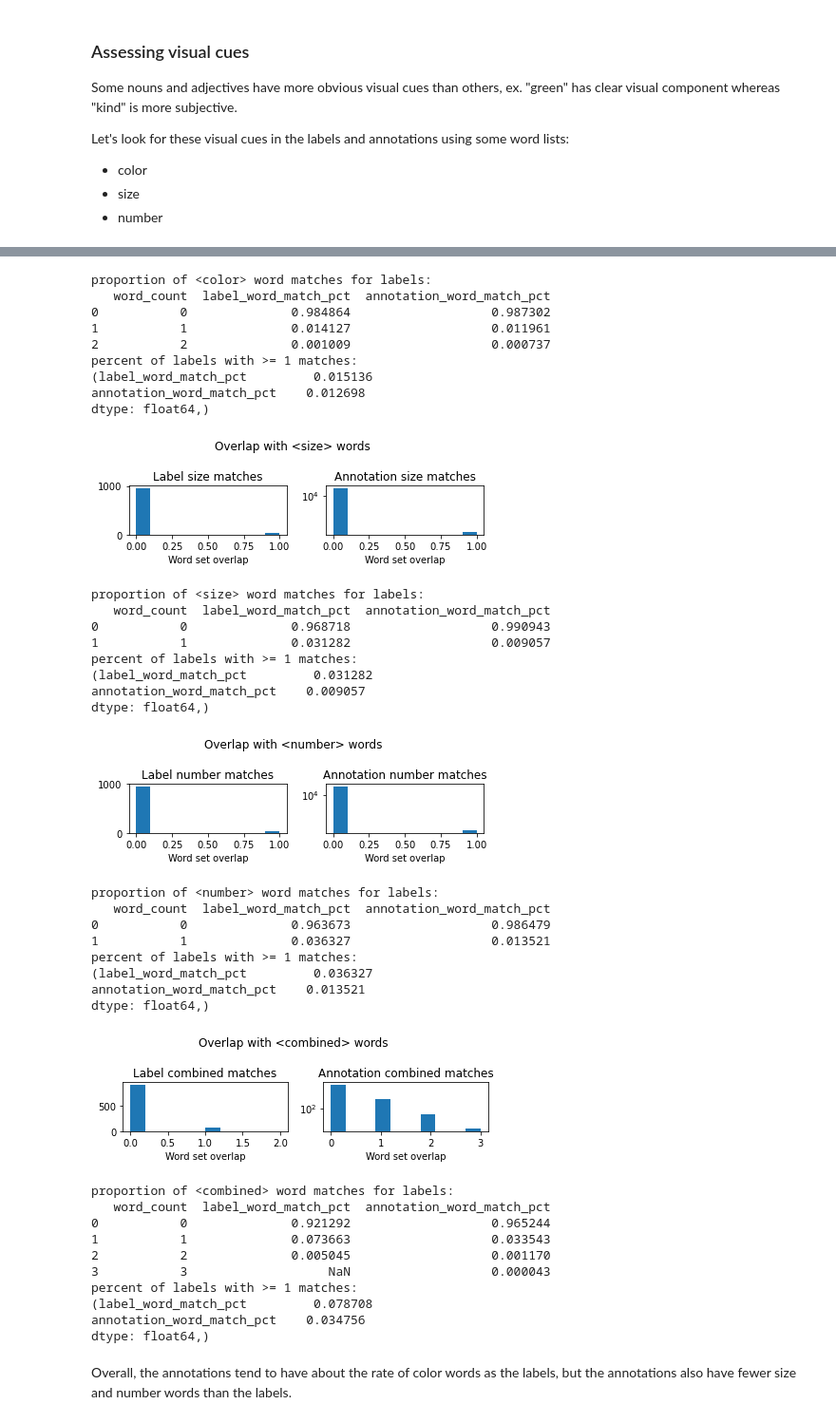
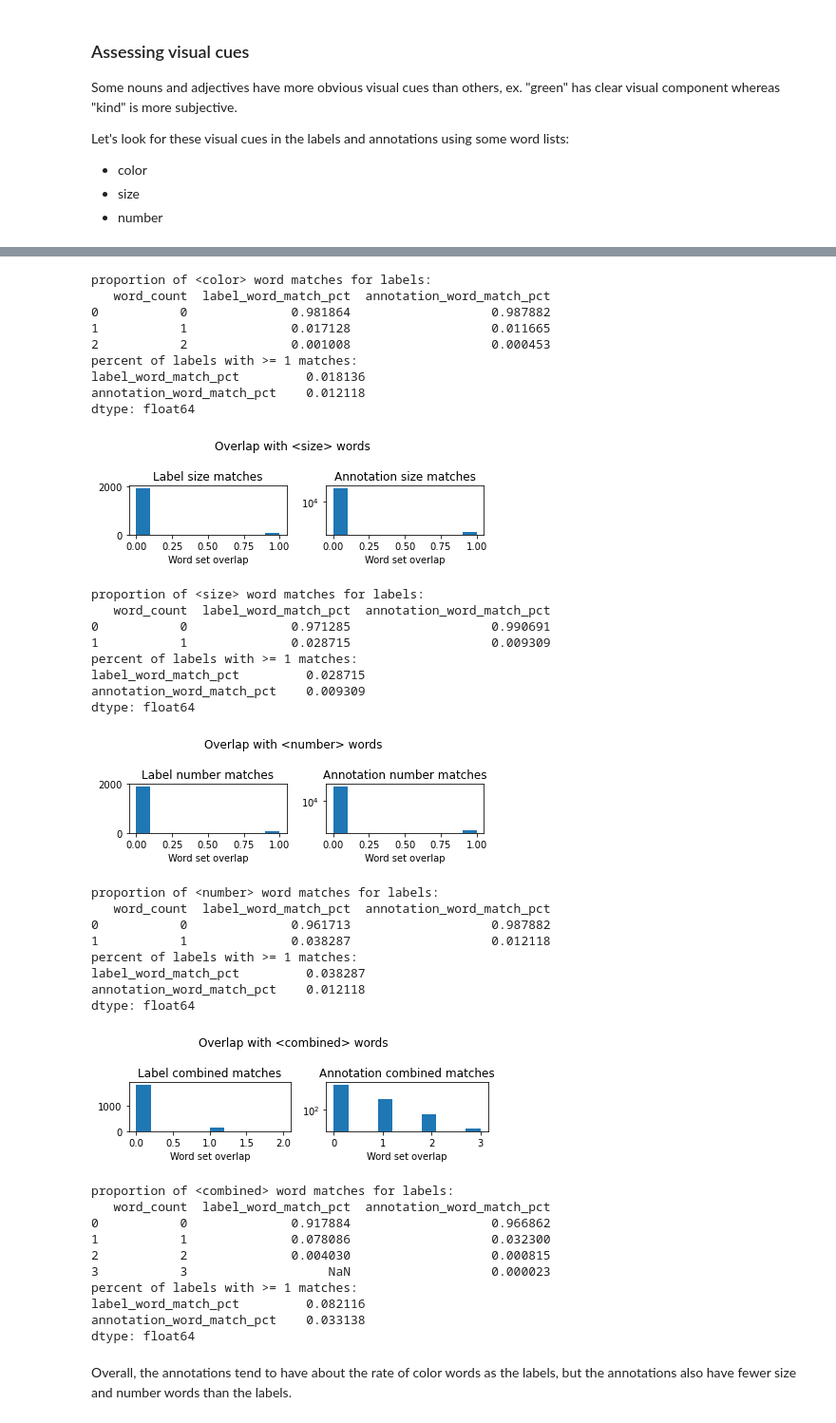
Before and after one commit to MichiganNLP/video-fill-in-the-blank, a Jupyter notebook: notebooks/compute_annotator_statistics.ipynb, the cells around one changed output, grey strips where cells are left out. Shown: that part at 95% size. Drawn from its saved outputs; the diff is of its cells as text; code cells hidden in the pictures.

```diff
--- a/notebooks/compute_annotator_statistics.ipynb
+++ b/notebooks/compute_annotator_statistics.ipynb
@@ -1,13 +1,18 @@
 # %% [markdown]
 # Test annotated data
 # %%
-import json
 import sys
 if('..' not in sys.path):
     sys.path.append('..')
-from lqam.methods.dataset import URL_DATA_VAL
-# import requests
-# print(URL_DATA_VAL)
-# annotated_data = json.loads(requests.get(URL_DATA_VAL).text)
-annotated_data = json.load(open('../data/val.json', 'r'))
+from lqam.methods.dataset import URL_DATA_VAL, URL_DATA_TEST
+from lqam.util.file_utils import cached_path
+import requests
+import json
+def load_data_from_link(link, cache_dir='../data/'):
+#     return json.loads(requests.get(link).text)
+    data = json.load(open(cached_path(link, cache_dir)))
+    return data
+val_data = load_data_from_link(URL_DATA_VAL)
+test_data = load_data_from_link(URL_DATA_TEST)
+annotated_data = val_data + test_data
 # %%
@@ -372,64 +509,64 @@ for visual_word_set, visual_word_set_name in zip(visual_word_sets, visual_word_s
     f, axs = plt.subplots(nrows=1, ncols=2, figsize=(6, 2))
     axs[0].hist(num_label_word_matches)
     axs[1].hist(num_annotation_label_word_matches)
     axs[0].set_title(f'Label {visual_word_set_name} matches')
     axs[1].set_title(f'Annotation {visual_word_set_name} matches')
     axs[0].set_xlabel('Word set overlap')
     axs[1].set_xlabel('Word set overlap')
     plt.suptitle(f'Overlap with <{visual_word_set_name}> words')
     plt.yscale('log')
     plt.tight_layout()
     plt.show()
     # compute proportion of visual words per question
     pct_label_word_matches = pd.Series(num_label_word_matches).value_counts() / len(num_label_word_matches)
     pct_annotation_label_word_matches = pd.Series(num_annotation_label_word_matches).value_counts() / len(num_annotation_label_word_matches)
-    pct_word_matches = pd.concat([pct_label_word_matches, pct_annotation_label_word_matches], axis=1).reset_index()
+    pct_word_matches = pd.concat([pct_label_word_matches, pct_annotation_label_word_matches], axis=1).reset_index().fillna(0.)
     pct_word_matches.columns = ['word_count', 'label_word_match_pct', 'annotation_word_match_pct']
 #     pct_word_matches.columns = ['label_match_pct', 'annotation_label_match_pct']
     print(f'proportion of <{visual_word_set_name}> word matches for labels:\n{pct_word_matches}')
     # simplify: percent with >=1 words
-    above_1_pct_word_matches = pct_word_matches[pct_word_matches.loc[:, 'word_count'] >= 1].iloc[:, 1:].sum(axis=0),
+    above_1_pct_word_matches = pct_word_matches[pct_word_matches.loc[:, 'word_count'] >= 1].iloc[:, 1:].sum(axis=0)
     print(f'percent of labels with >= 1 matches: \n{above_1_pct_word_matches}')
 # %% [output]
 [figure]
 proportion of <color> word matches for labels:
    word_count  label_word_match_pct  annotation_word_match_pct
-0           0              0.984864                   0.987302
-1           1              0.014127                   0.011961
-2           2              0.001009                   0.000737
+0           0              0.981864                   0.987882
+1           1              0.017128                   0.011665
+2           2              0.001008                   0.000453
 percent of labels with >= 1 matches:
-(label_word_match_pct         0.015136
-annotation_word_match_pct    0.012698
-dtype: float64,)
+label_word_match_pct         0.018136
+annotation_word_match_pct    0.012118
+dtype: float64
-[figure, old version]
+[figure, new version]
 proportion of <size> word matches for labels:
    word_count  label_word_match_pct  annotation_word_match_pct
-0           0              0.968718                   0.990943
-1           1              0.031282                   0.009057
+0           0              0.971285                   0.990691
+1           1              0.028715                   0.009309
 percent of labels with >= 1 matches:
-(label_word_match_pct         0.031282
-annotation_word_match_pct    0.009057
-dtype: float64,)
+label_word_match_pct         0.028715
+annotation_word_match_pct    0.009309
+dtype: float64
-[figure, old version]
+[figure, new version]
 proportion of <number> word matches for labels:
    word_count  label_word_match_pct  annotation_word_match_pct
-0           0              0.963673                   0.986479
-1           1              0.036327                   0.013521
+0           0              0.961713                   0.987882
+1           1              0.038287                   0.012118
 percent of labels with >= 1 matches:
-(label_word_match_pct         0.036327
-annotation_word_match_pct    0.013521
-dtype: float64,)
+label_word_match_pct         0.038287
+annotation_word_match_pct    0.012118
+dtype: float64
-[figure, old version]
+[figure, new version]
 proportion of <combined> word matches for labels:
    word_count  label_word_match_pct  annotation_word_match_pct
-0           0              0.921292                   0.965244
-1           1              0.073663                   0.033543
-2           2              0.005045                   0.001170
-3           3                   NaN                   0.000043
+0           0              0.917884                   0.966862
+1           1              0.078086                   0.032300
+2           2              0.004030                   0.000815
+3           3                   NaN                   0.000023
 percent of labels with >= 1 matches:
-(label_word_match_pct         0.078708
-annotation_word_match_pct    0.034756
-dtype: float64,)
+label_word_match_pct         0.082116
+annotation_word_match_pct    0.033138
+dtype: float64
 # %% [markdown]
 Overall, the annotations tend to have about the rate of color words as the labels, but the annotations also have fewer size and number words than the labels.
 # %% [markdown]
```
Also changed, not shown: parts of 57 cells of this notebook.
